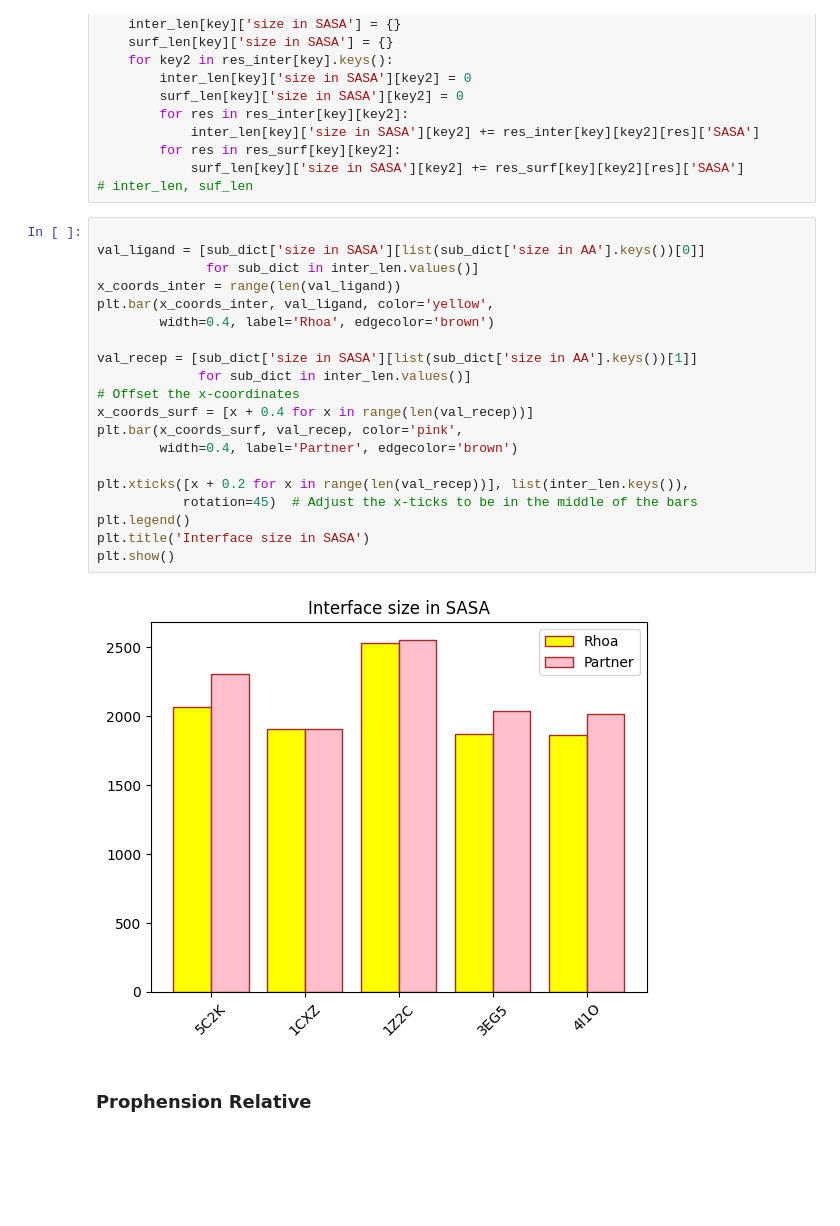
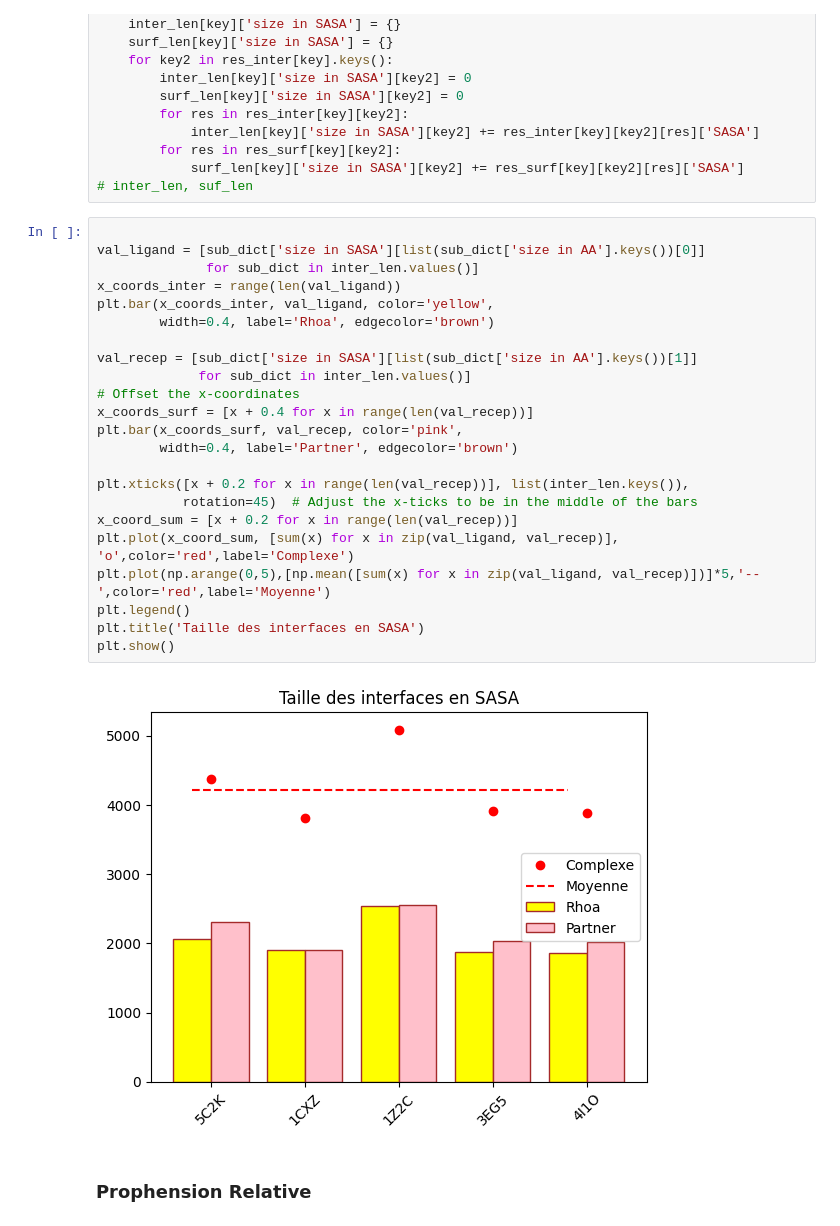
Before and after one commit to MaiDeme/Projet_Rhoa, a Jupyter notebook: partie1.ipynb, the cells around one changed output. Drawn from its saved outputs; the diff is of its cells as text; blank space fills up the shorter version.

Commit message:
better graphs

```diff
--- a/partie1.ipynb
+++ b/partie1.ipynb
@@ -177,25 +180,28 @@ for key in res_inter.keys():
 # %%
 
 val_ligand = [sub_dict['size in SASA'][list(sub_dict['size in AA'].keys())[0]]
               for sub_dict in inter_len.values()]
 x_coords_inter = range(len(val_ligand))
 plt.bar(x_coords_inter, val_ligand, color='yellow',
         width=0.4, label='Rhoa', edgecolor='brown')
 
 val_recep = [sub_dict['size in SASA'][list(sub_dict['size in AA'].keys())[1]]
              for sub_dict in inter_len.values()]
 # Offset the x-coordinates
 x_coords_surf = [x + 0.4 for x in range(len(val_recep))]
 plt.bar(x_coords_surf, val_recep, color='pink',
         width=0.4, label='Partner', edgecolor='brown')
 
 plt.xticks([x + 0.2 for x in range(len(val_recep))], list(inter_len.keys()),
            rotation=45)  # Adjust the x-ticks to be in the middle of the bars
+x_coord_sum = [x + 0.2 for x in range(len(val_recep))]
+plt.plot(x_coord_sum, [sum(x) for x in zip(val_ligand, val_recep)], 'o',color='red',label='Complexe')
+plt.plot(np.arange(0,5),[np.mean([sum(x) for x in zip(val_ligand, val_recep)])]*5,'--',color='red',label='Moyenne')
 plt.legend()
-plt.title('Interface size in SASA')
+plt.title('Taille des interfaces en SASA')
 plt.show()
 # %% [output]
-[figure, old version]
+[figure, new version]
 # %% [markdown]
 ### Prophension Relative
 # %%
```
Also changed, not shown: parts of 1 cell of this notebook.
